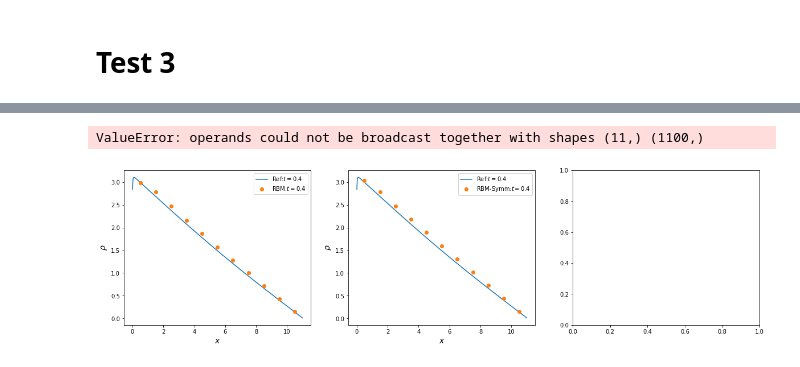
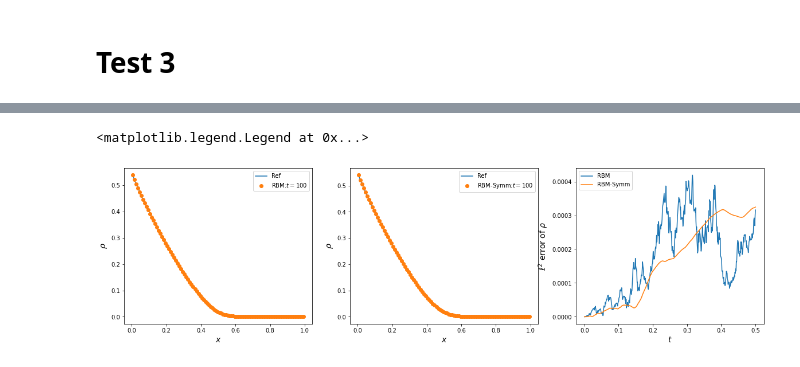
Before and after one commit to mazhengcn/kipack, a Jupyter notebook: examples/notebooks/linear_transport/rbm_1d.ipynb, the cells around one changed output, grey strips where cells are left out. Drawn from its saved outputs; the diff is of its cells as text; code cells hidden in the pictures.

```diff
--- a/examples/notebooks/linear_transport/rbm_1d.ipynb
+++ b/examples/notebooks/linear_transport/rbm_1d.ipynb
@@ -127,46 +124,48 @@ t_idx = -1
 
 fig, (ax1, ax2, ax3) = plt.subplots(1, 3, figsize=(20,5))
 
-ref_loaded = np.load("./data/ref.npz")
-# macro_ref = output_ref["macro_frames"]
-macro_ref = ref_loaded["macro_frames"]
+# ref_loaded = np.load("./data/ref.npz")
+macro_ref = output_ref["macro_frames"]
+# macro_ref = ref_loaded["macro_frames"]
 macro_rbm = output_rbm["macro_frames"]
 macro_rbm_symm = output_rbm_symm["macro_frames"]
 
-ref_x = ref_loaded["x"]
+# ref_x = ref_loaded["x"]
 x = output_rbm["x"]
 t = output_rbm["t"]
 
-ax1.plot(np.concat([0.0, ref_x, 11.0]), np.concatemacro_ref[t_idx], label=r"Ref:$t=0.4$")
-ax1.plot(x, macro_rbm[t_idx], "o", markevery=1, label=r"RBM:$t=0.4$")
+ax1.plot(x, macro_ref[t_idx], label="Ref")
+# ax1.plot(np.concatenate([np.array([0.0]), ref_x, np.array([11.0])]), np.concatenate([np.array([0.0]), macro_ref[t_idx], np.array([0.0])]), label=r"Ref:$t=100$ with ")
+# ax1.plot(x, macro_ref[t_idx], markevery=1, label=r"RBM:$t=100$")
+ax1.plot(x, macro_rbm[t_idx], "o", markevery=1, label=r"RBM:$t=100$")
 # ax1.plot(x, macro_ref[250], label=r"Ref:$t=0.05$")
 # ax1.plot(x, macro_rbm[250], "o", markevery=1, label=r"RBM:$t=0.05$")
 # ax1.plot(x, macro_ref[50], label=r"Ref:$t=0.01$")
 # ax1.plot(x, macro_rbm[50], "s", markevery=1, label=r"RBM:$t=0.01$")
 ax1.set_xlabel(r"$x$", fontsize=14)
 ax1.set_ylabel(r"$\rho$", fontsize=14)
 ax1.legend()
 
-# ax2.plot(x, macro_ref[t_idx], label="Ref")
+ax2.plot(x, macro_ref[t_idx], label="Ref")
 # ax2.plot(x, macro_rbm_symm[t_idx], "o", markevery=1, label="RBM-Symm")
-ax2.plot(ref_x, macro_ref[t_idx], label=r"Ref:$t=0.4$")
-ax2.plot(x, macro_rbm_symm[t_idx], "o", markevery=1, label=r"RBM-Symm:$t=0.4$")
+# ax2.plot(np.concatenate([np.array([0.0]), ref_x, np.array([11.0])]), np.concatenate([np.array([0.0]), macro_ref[t_idx], np.array([0.0])]), label=r"Ref:$t=100$")
+ax2.plot(x, macro_rbm_symm[t_idx], "o", markevery=1, label=r"RBM-Symm:$t=100$")
 # ax2.plot(x, macro_ref[250], label=r"Ref:$t=0.05$")
 # ax2.plot(x, macro_rbm_symm[250], "o", markevery=1, label=r"RBM-Symm:$t=0.05$")
 # ax2.plot(x, macro_ref[50], label=r"Ref:$t=0.01$")
 # ax2.plot(x, macro_rbm_symm[50], "s", markevery=1, label=r"RBM-Symm:$t=0.01$")
 ax2.set_xlabel(r"$x$", fontsize=14)
 ax2.set_ylabel(r"$\rho$", fontsize=14)
 ax2.legend()
 
 rho_errs_rbm = [np.sqrt(np.sum((macro_rbm[t_idx] - macro_ref[t_idx]) ** 2) * dx) for t_idx in range(nt+1)]
 rho_errs_rbm_symm = [np.sqrt(np.sum((macro_rbm_symm[t_idx] - macro_ref[t_idx]) ** 2) * dx) for t_idx in range(nt+1)]
 ax3.plot(t, rho_errs_rbm, label="RBM")
 ax3.plot(t, rho_errs_rbm_symm, label="RBM-Symm")
 ax3.set_xlabel(r"$t$", fontsize=14)
 ax3.set_ylabel(r"$\ell^2$ error of $\rho$", fontsize=14)
 ax3.legend()
 # %% [output]
-ValueError: operands could not be broadcast together with shapes (11,) (1100,)
+<matplotlib.legend.Legend at 0x...>
-[figure, old version]
+[figure, new version]
 # %%
```
Also changed, not shown: parts of 6 cells of this notebook, 6 other files.
